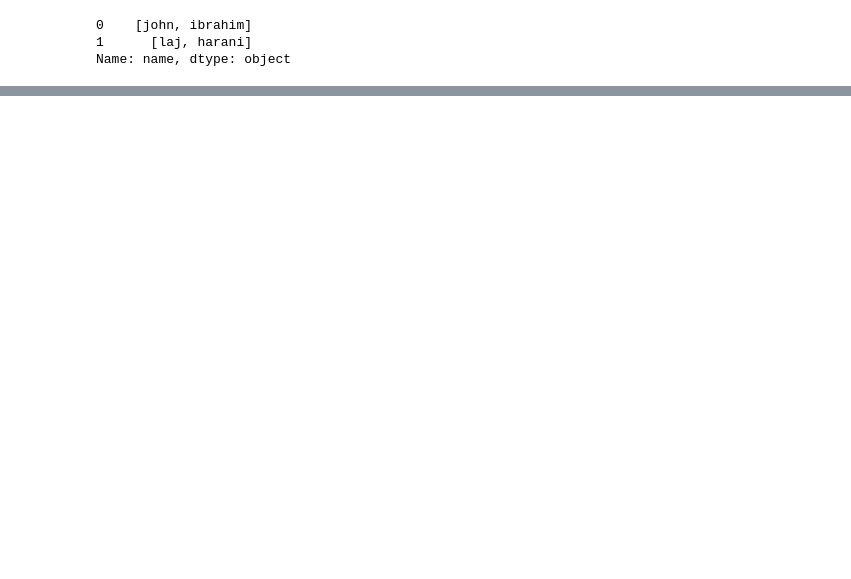
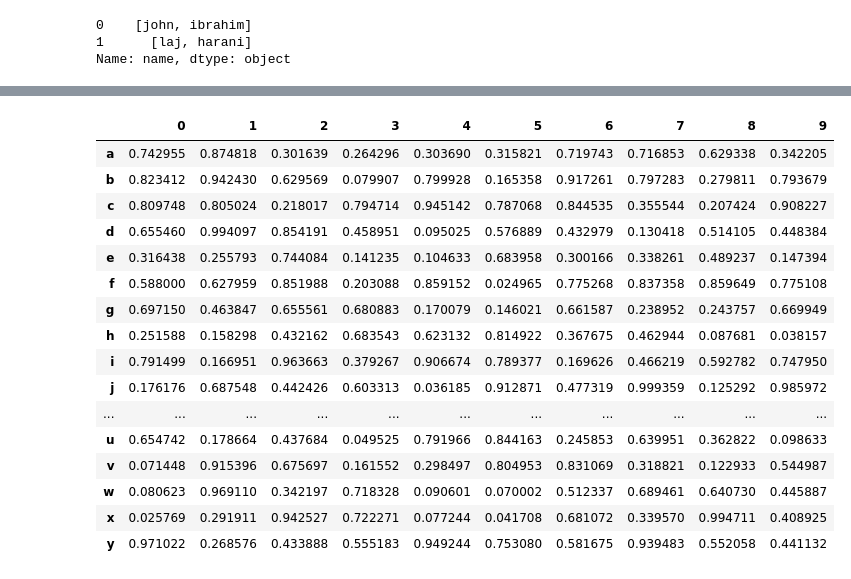
Before and after one commit to Lajwantiharani/Python, a Jupyter notebook: pandastricks.ipynb, the cells around one changed output, grey strips where cells are left out. Cells and saved outputs as stored; diff of their text form; code cells hidden in the pictures; blank space fills up the shorter version.

```diff
--- a/pandastricks.ipynb
+++ b/pandastricks.ipynb
@@ -561,0 +843,4 @@ df
+# %%
+# creating a new df
+df = pd.DataFrame(np.random.rand(200,25), columns=list('abcdefghijklmnopqrstuvwxy'))
+df.head()
@@ -561,0 +855,20 @@ df
+# %%
+df.head(10).T
+# %% [output]
+|  | 0 | 1 | 2 | 3 | 4 | 5 | 6 | 7 | 8 | 9 |
+| a | 0.742955 | 0.874818 | 0.301639 | 0.264296 | 0.303690 | 0.315821 | 0.719743 | 0.716853 | 0.629338 | 0.342205 |
+| b | 0.823412 | 0.942430 | 0.629569 | 0.079907 | 0.799928 | 0.165358 | 0.917261 | 0.797283 | 0.279811 | 0.793679 |
+| c | 0.809748 | 0.805024 | 0.218017 | 0.794714 | 0.945142 | 0.787068 | 0.844535 | 0.355544 | 0.207424 | 0.908227 |
+| d | 0.655460 | 0.994097 | 0.854191 | 0.458951 | 0.095025 | 0.576889 | 0.432979 | 0.130418 | 0.514105 | 0.448384 |
+| e | 0.316438 | 0.255793 | 0.744084 | 0.141235 | 0.104633 | 0.683958 | 0.300166 | 0.338261 | 0.489237 | 0.147394 |
+| f | 0.588000 | 0.627959 | 0.851988 | 0.203088 | 0.859152 | 0.024965 | 0.775268 | 0.837358 | 0.859649 | 0.775108 |
+| g | 0.697150 | 0.463847 | 0.655561 | 0.680883 | 0.170079 | 0.146021 | 0.661587 | 0.238952 | 0.243757 | 0.669949 |
+| h | 0.251588 | 0.158298 | 0.432162 | 0.683543 | 0.623132 | 0.814922 | 0.367675 | 0.462944 | 0.087681 | 0.038157 |
+| i | 0.791499 | 0.166951 | 0.963663 | 0.379267 | 0.906674 | 0.789377 | 0.169626 | 0.466219 | 0.592782 | 0.747950 |
+| j | 0.176176 | 0.687548 | 0.442426 | 0.603313 | 0.036185 | 0.912871 | 0.477319 | 0.999359 | 0.125292 | 0.985972 |
+| ... | ... | ... | ... | ... | ... | ... | ... | ... | ... | ... |
+| u | 0.654742 | 0.178664 | 0.437684 | 0.049525 | 0.791966 | 0.844163 | 0.245853 | 0.639951 | 0.362822 | 0.098633 |
+| v | 0.071448 | 0.915396 | 0.675697 | 0.161552 | 0.298497 | 0.804953 | 0.831069 | 0.318821 | 0.122933 | 0.544987 |
+| w | 0.080623 | 0.969110 | 0.342197 | 0.718328 | 0.090601 | 0.070002 | 0.512337 | 0.689461 | 0.640730 | 0.445887 |
+| x | 0.025769 | 0.291911 | 0.942527 | 0.722271 | 0.077244 | 0.041708 | 0.681072 | 0.339570 | 0.994711 | 0.408925 |
+| y | 0.971022 | 0.268576 | 0.433888 | 0.555183 | 0.949244 | 0.753080 | 0.581675 | 0.939483 | 0.552058 | 0.441132 |
```
Also changed, not shown: parts of 47 cells of this notebook, 4 other files.
